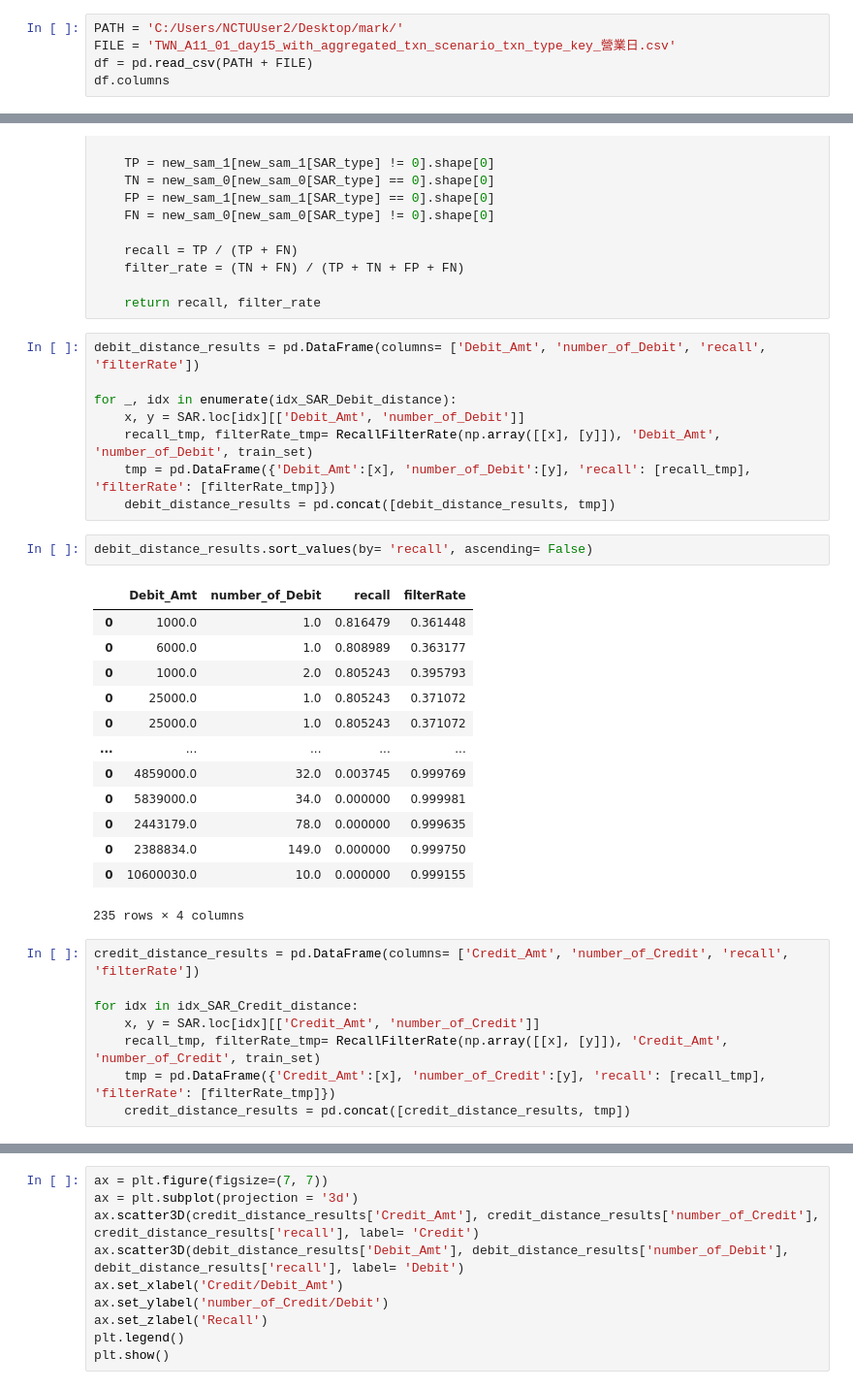
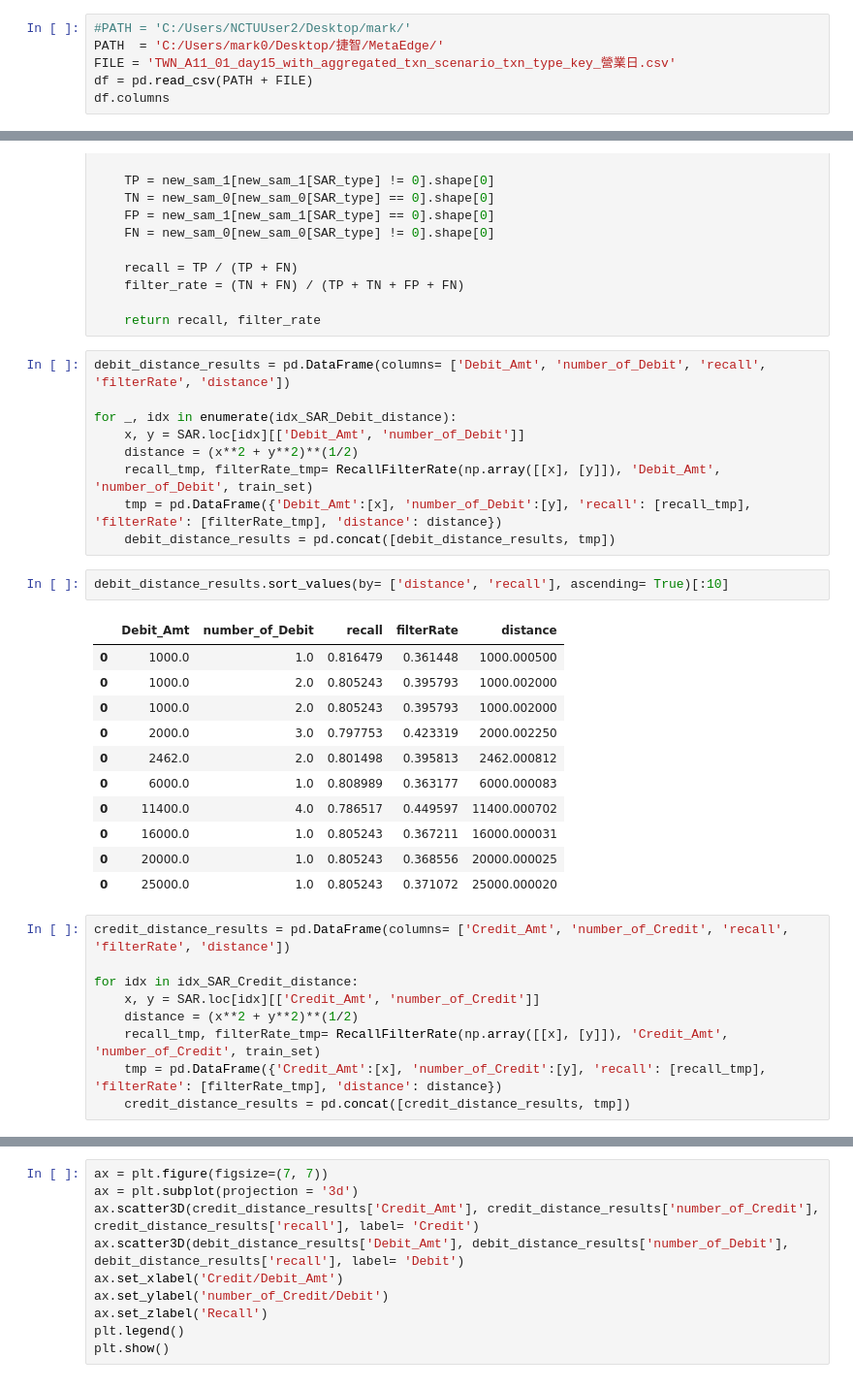
Before and after one commit to eason758/MetaEdge, a Jupyter notebook: code_review.ipynb, the cells around one changed output, grey strips where cells are left out. Shown: that part at 97% size. Drawn from its saved outputs; the diff is of its cells as text.

```diff
--- a/code_review.ipynb
+++ b/code_review.ipynb
@@ -20,7 +20,8 @@ $$
 # %%
 %run ./function.ipynb
 # %%
-PATH = 'C:/Users/NCTUUser2/Desktop/mark/'
+#PATH = 'C:/Users/NCTUUser2/Desktop/mark/'
+PATH  = 'C:/Users/mark0/Desktop/捷智/MetaEdge/'
 FILE = 'TWN_A11_01_day15_with_aggregated_txn_scenario_txn_type_key_營業日.csv'
 df = pd.read_csv(PATH + FILE)
 df.columns
@@ -368,35 +369,35 @@ def RecallFilterRate(point, x_name, y_name, data):
 
     return recall, filter_rate
 # %%
-debit_distance_results = pd.DataFrame(columns= ['Debit_Amt', 'number_of_Debit', 'recall', 'filterRate'])
+debit_distance_results = pd.DataFrame(columns= ['Debit_Amt', 'number_of_Debit', 'recall', 'filterRate', 'distance'])
 
 for _, idx in enumerate(idx_SAR_Debit_distance):
     x, y = SAR.loc[idx][['Debit_Amt', 'number_of_Debit']]
+    distance = (x**2 + y**2)**(1/2)
     recall_tmp, filterRate_tmp= RecallFilterRate(np.array([[x], [y]]), 'Debit_Amt', 'number_of_Debit', train_set)
-    tmp = pd.DataFrame({'Debit_Amt':[x], 'number_of_Debit':[y], 'recall': [recall_tmp], 'filterRate': [filterRate_tmp]})
+    tmp = pd.DataFrame({'Debit_Amt':[x], 'number_of_Debit':[y], 'recall': [recall_tmp], 'filterRate': [filterRate_tmp], 'distance': distance})
     debit_distance_results = pd.concat([debit_distance_results, tmp])
 # %%
-debit_distance_results.sort_values(by= 'recall', ascending= False)
+debit_distance_results.sort_values(by= ['distance', 'recall'], ascending= True)[:10]
 # %% [output]
-|  | Debit_Amt | number_of_Debit | recall | filterRate |
-| 0 | 1000.0 | 1.0 | 0.816479 | 0.361448 |
-| 0 | 6000.0 | 1.0 | 0.808989 | 0.363177 |
-| 0 | 1000.0 | 2.0 | 0.805243 | 0.395793 |
-| 0 | 25000.0 | 1.0 | 0.805243 | 0.371072 |
-| 0 | 25000.0 | 1.0 | 0.805243 | 0.371072 |
-| ... | ... | ... | ... | ... |
-| 0 | 4859000.0 | 32.0 | 0.003745 | 0.999769 |
-| 0 | 5839000.0 | 34.0 | 0.000000 | 0.999981 |
-| 0 | 2443179.0 | 78.0 | 0.000000 | 0.999635 |
-| 0 | 2388834.0 | 149.0 | 0.000000 | 0.999750 |
-| 0 | 10600030.0 | 10.0 | 0.000000 | 0.999155 |
+|  | Debit_Amt | number_of_Debit | recall | filterRate | distance |
+| 0 | 1000.0 | 1.0 | 0.816479 | 0.361448 | 1000.000500 |
+| 0 | 1000.0 | 2.0 | 0.805243 | 0.395793 | 1000.002000 |
+| 0 | 1000.0 | 2.0 | 0.805243 | 0.395793 | 1000.002000 |
+| 0 | 2000.0 | 3.0 | 0.797753 | 0.423319 | 2000.002250 |
+| 0 | 2462.0 | 2.0 | 0.801498 | 0.395813 | 2462.000812 |
+| 0 | 6000.0 | 1.0 | 0.808989 | 0.363177 | 6000.000083 |
+| 0 | 11400.0 | 4.0 | 0.786517 | 0.449597 | 11400.000702 |
+| 0 | 16000.0 | 1.0 | 0.805243 | 0.367211 | 16000.000031 |
+| 0 | 20000.0 | 1.0 | 0.805243 | 0.368556 | 20000.000025 |
+| 0 | 25000.0 | 1.0 | 0.805243 | 0.371072 | 25000.000020 |
-235 rows × 4 columns
 # %%
-credit_distance_results = pd.DataFrame(columns= ['Credit_Amt', 'number_of_Credit', 'recall', 'filterRate'])
+credit_distance_results = pd.DataFrame(columns= ['Credit_Amt', 'number_of_Credit', 'recall', 'filterRate', 'distance'])
 
 for idx in idx_SAR_Credit_distance:
     x, y = SAR.loc[idx][['Credit_Amt', 'number_of_Credit']]
+    distance = (x**2 + y**2)**(1/2)
     recall_tmp, filterRate_tmp= RecallFilterRate(np.array([[x], [y]]), 'Credit_Amt', 'number_of_Credit', train_set)
-    tmp = pd.DataFrame({'Credit_Amt':[x], 'number_of_Credit':[y], 'recall': [recall_tmp], 'filterRate': [filterRate_tmp]})
+    tmp = pd.DataFrame({'Credit_Amt':[x], 'number_of_Credit':[y], 'recall': [recall_tmp], 'filterRate': [filterRate_tmp], 'distance': distance})
     credit_distance_results = pd.concat([credit_distance_results, tmp])
 # %%
```
Also changed, not shown: parts of 10 cells of this notebook, 3 other files.
